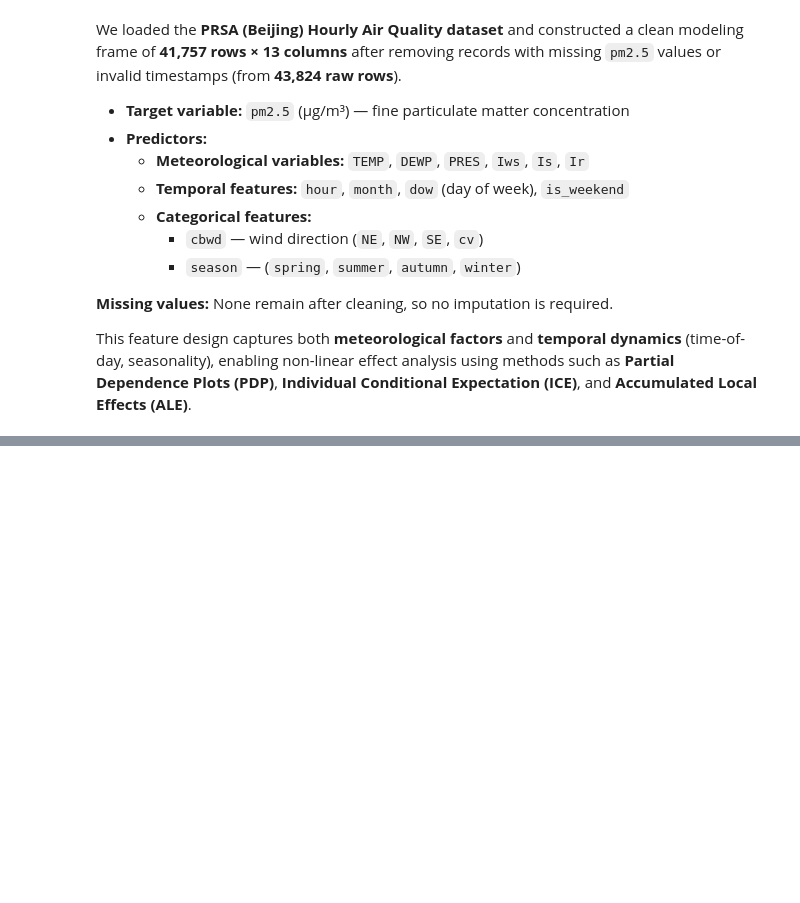
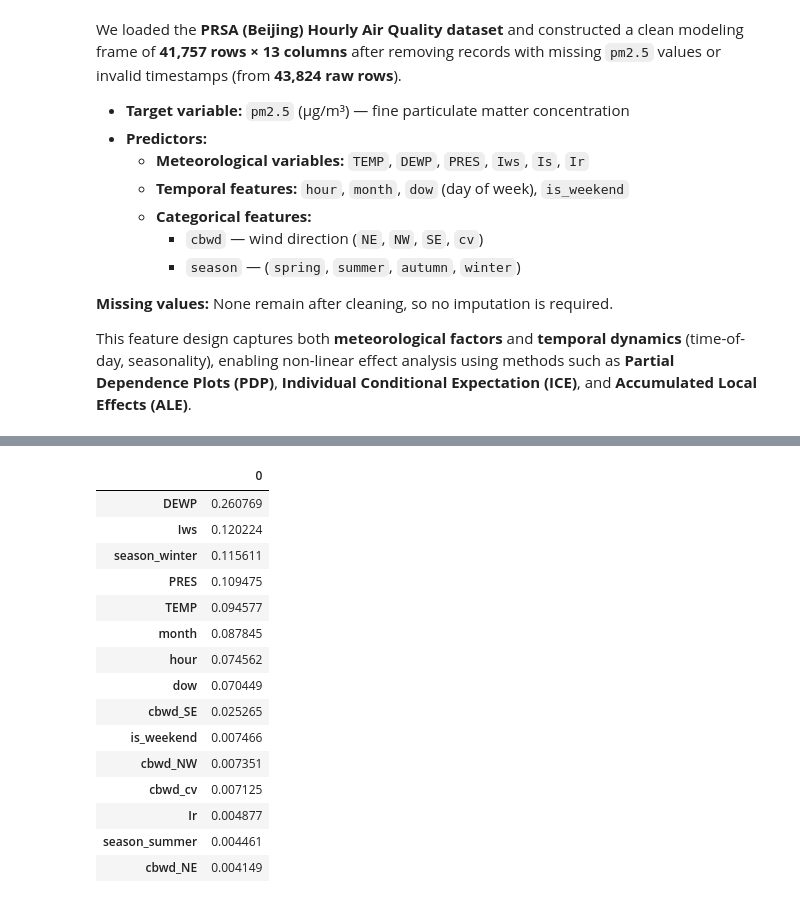
Before and after one commit to mobasserulHaque/Explainable-Techniques-II, a Jupyter notebook: Assignment4_Explainable_Techniques_2.ipynb, the cells around one changed output, grey strips where cells are left out. Cells and saved outputs as stored; diff of their text form; code cells hidden in the pictures; blank space fills up the shorter version.

```diff
--- a/Assignment4_Explainable_Techniques_2.ipynb
+++ b/Assignment4_Explainable_Techniques_2.ipynb
@@ -171,0 +176,69 @@ This feature design captures both **meteorological factors** and **temporal dyna
+# %%
+from sklearn.compose import ColumnTransformer
+from sklearn.preprocessing import OneHotEncoder
+from sklearn.pipeline import Pipeline
+
+# Define features/target
+target_col = "pm2.5"
+
+num_cols = ["TEMP", "DEWP", "PRES", "Iws", "Is", "Ir", "hour", "month", "dow", "is_weekend"]
+cat_cols = ["cbwd", "season"]
+
+X = df_model[num_cols + cat_cols].copy()
+y = df_model[target_col].astype(float).copy()
+
+X_train, X_test, y_train, y_test = train_test_split(
+    X, y, test_size=0.25, random_state=RANDOM_STATE
+)
+
+# one-hot for categoricals
+preprocessor = ColumnTransformer(
+    transformers=[
+        ("num", "passthrough", num_cols),
+        ("cat", OneHotEncoder(handle_unknown="ignore", sparse_output=False), cat_cols),
+    ],
+    remainder="drop",
+    verbose_feature_names_out=False
+)
+
+rf = RandomForestRegressor(
+    n_estimators=600,
+    min_samples_leaf=2,
+    random_state=RANDOM_STATE,
+    n_jobs=-1
+)
+
+pipe = Pipeline(steps=[
+    ("prep", preprocessor),
+    ("rf", rf)
+])
+
+pipe.fit(X_train, y_train)
+
+# --- Evaluate
+y_pred = pipe.predict(X_test)
+r2 = r2_score(y_test, y_pred)
+rmse = np.sqrt(mean_squared_error(y_test, y_pred))
+print(f"Test R²:  {r2:.3f}")
+print(f"Test RMSE: {rmse:.3f} µg/m³")
+
+
+# Extract transformed feature names & importances
+# The underlying rf is the final step in the pipeline
+rf_model = pipe.named_steps["rf"]
+feat_names = pipe.named_steps["prep"].get_feature_names_out()
+
+importances = pd.Series(rf_model.feature_importances_, index=feat_names).sort_values(ascending=False)
+
+print("\nTop 15 features by RF impurity importance:")
+display(importances.head(15))
+
+# objects for later cells (PDP/ICE/ALE)
+preprocessor = pipe.named_steps["prep"]
+model = pipe.named_steps["rf"]
+X_train_trans = preprocessor.transform(X_train)  # not required now, but sometimes handy
+X_test_trans = preprocessor.transform(X_test)
+feat_names = preprocessor.get_feature_names_out()
+
+pd.DataFrame({"y_test": y_test[:5].values, "y_pred": y_pred[:5]}).head()
+# %% [output]
@@ -171,0 +249,16 @@ This feature design captures both **meteorological factors** and **temporal dyna
+|  | 0 |
+| DEWP | 0.260769 |
+| Iws | 0.120224 |
+| season_winter | 0.115611 |
+| PRES | 0.109475 |
+| TEMP | 0.094577 |
+| month | 0.087845 |
+| hour | 0.074562 |
+| dow | 0.070449 |
+| cbwd_SE | 0.025265 |
+| is_weekend | 0.007466 |
+| cbwd_NW | 0.007351 |
+| cbwd_cv | 0.007125 |
+| Ir | 0.004877 |
+| season_summer | 0.004461 |
+| cbwd_NE | 0.004149 |
```
Also changed, not shown: parts of 5 cells of this notebook.
